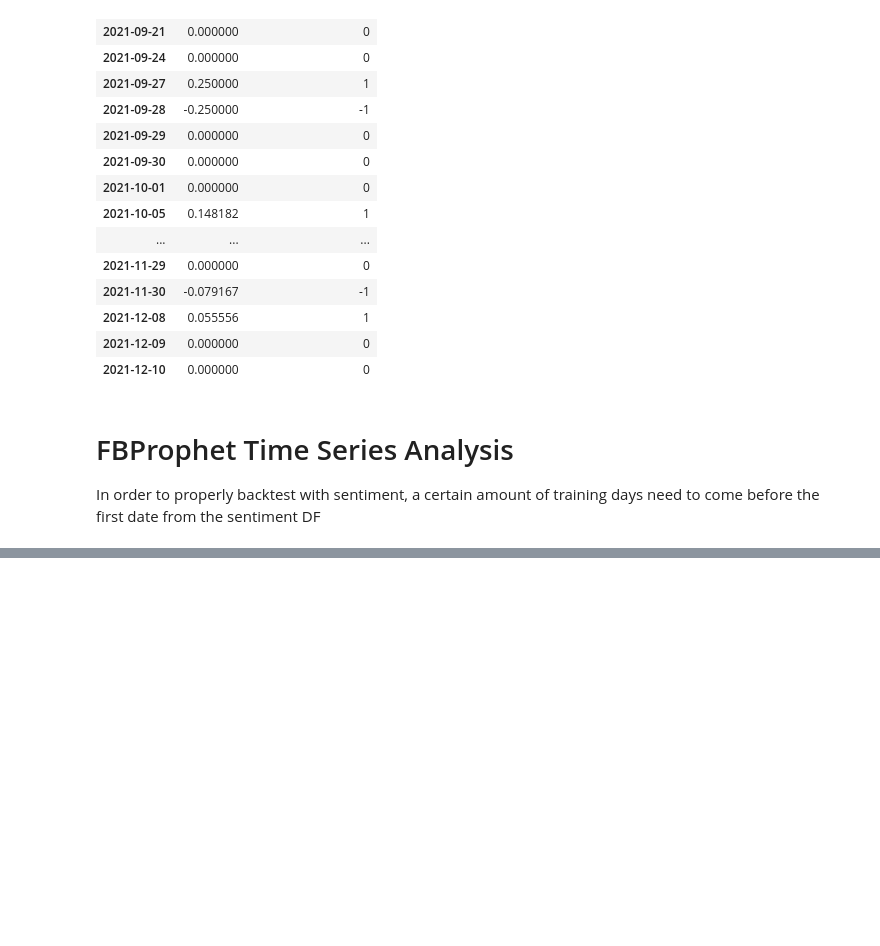
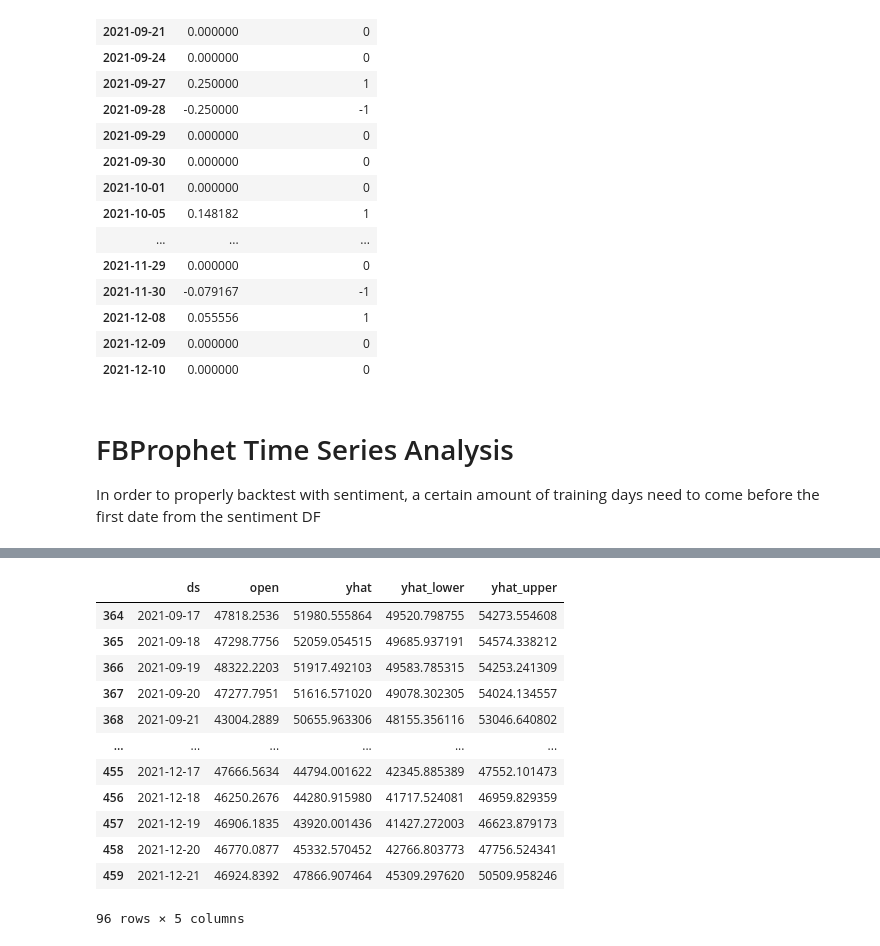
Before and after one commit to marcosan93/Medium-Misc-Tutorials, a Jupyter notebook: Crypto-Tutorials/Sentiment-TimeSeries-Crypto.ipynb, the cells around one changed output, grey strips where cells are left out. Drawn from its saved outputs; the diff is of its cells as text; code cells hidden in the pictures; blank space fills up the shorter version.

```diff
--- a/Crypto-Tutorials/Sentiment-TimeSeries-Crypto.ipynb
+++ b/Crypto-Tutorials/Sentiment-TimeSeries-Crypto.ipynb
@@ -146,0 +175,24 @@ prices = getPrices("BTC", 365, sent_df)
+# %%
+def fbpTrainPredict(df, forecast_period):
+    """
+    Uses FB Prophet and fits to a appropriately formatted DF. Makes a prediction N days into
+    the future based on given forecast period. Returns predicted values as a DF.
+    """
+    # Setting up prophet
+    m = Prophet(
+        daily_seasonality=True,
+        yearly_seasonality=True,
+        weekly_seasonality=True
+    )
+
+    # Fitting to the prices
+    m.fit(df[['ds', 'y']])
+
+    # Future DF
+    future = m.make_future_dataframe(periods=forecast_period)
+
+    # Predicting values
+    forecast = m.predict(future)
+
+    # Returning a set of predicted values
+    return forecast[['ds', 'yhat', 'yhat_lower', 'yhat_upper']]
@@ -146,0 +243,18 @@ prices = getPrices("BTC", 365, sent_df)
+# %%
+pred_df = runningFBP(prices, 10, 365)
+# %%
+pred_df
+# %% [output]
+|  | ds | open | yhat | yhat_lower | yhat_upper |
+| 364 | 2021-09-17 | 47818.2536 | 51980.555864 | 49520.798755 | 54273.554608 |
+| 365 | 2021-09-18 | 47298.7756 | 52059.054515 | 49685.937191 | 54574.338212 |
+| 366 | 2021-09-19 | 48322.2203 | 51917.492103 | 49583.785315 | 54253.241309 |
+| 367 | 2021-09-20 | 47277.7951 | 51616.571020 | 49078.302305 | 54024.134557 |
+| 368 | 2021-09-21 | 43004.2889 | 50655.963306 | 48155.356116 | 53046.640802 |
+| ... | ... | ... | ... | ... | ... |
+| 455 | 2021-12-17 | 47666.5634 | 44794.001622 | 42345.885389 | 47552.101473 |
+| 456 | 2021-12-18 | 46250.2676 | 44280.915980 | 41717.524081 | 46959.829359 |
+| 457 | 2021-12-19 | 46906.1835 | 43920.001436 | 41427.272003 | 46623.879173 |
+| 458 | 2021-12-20 | 46770.0877 | 45332.570452 | 42766.803773 | 47756.524341 |
+| 459 | 2021-12-21 | 46924.8392 | 47866.907464 | 45309.297620 | 50509.958246 |
+96 rows × 5 columns
```
Also changed, not shown: parts of 9 cells of this notebook.
